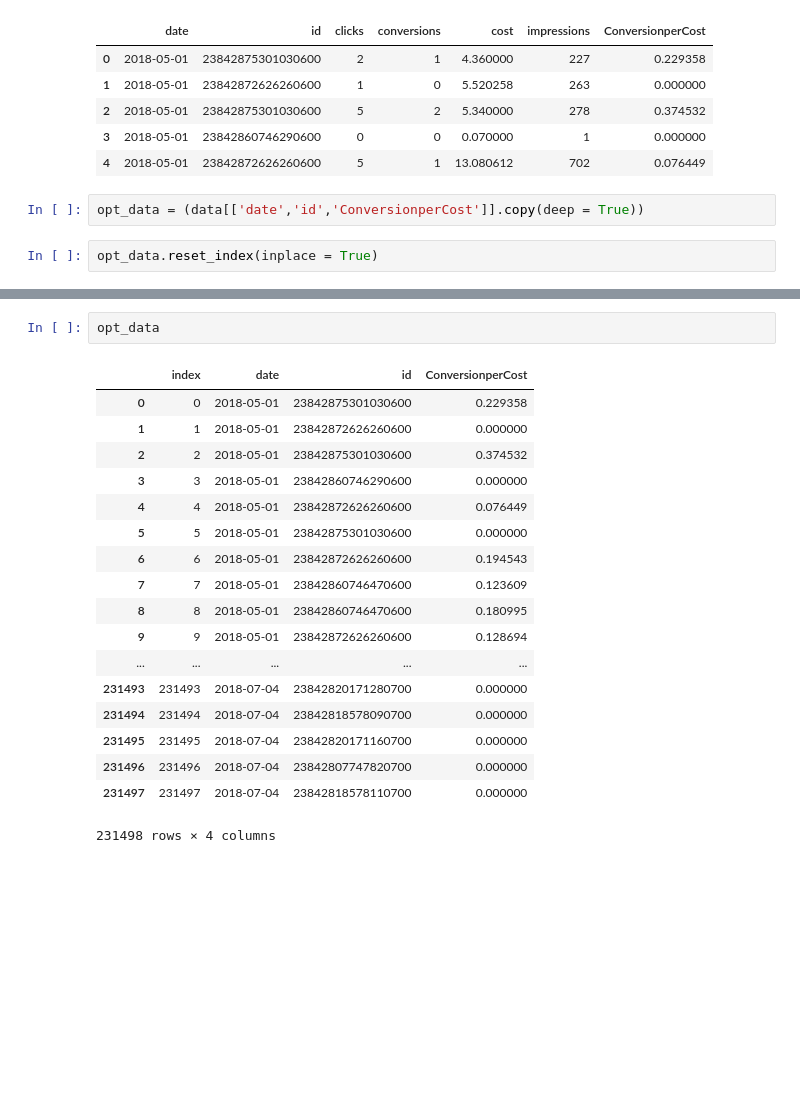
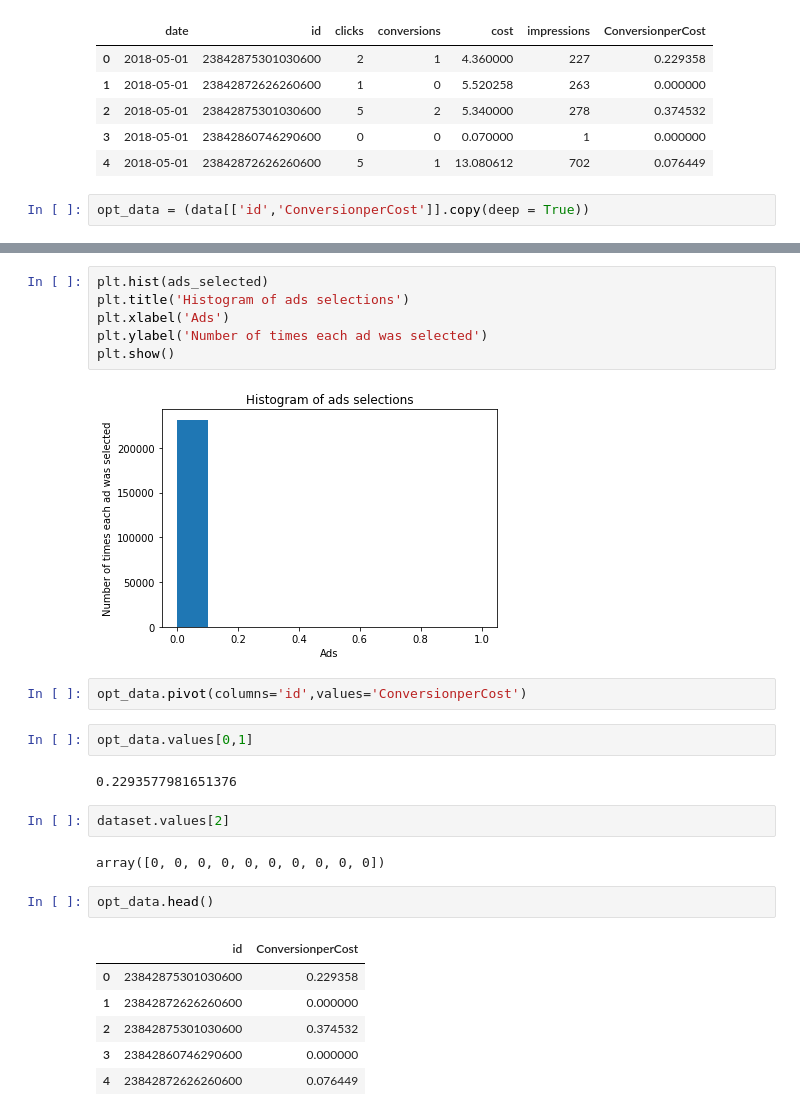
Before and after one commit to antan123/Work, a Jupyter notebook: sagemaker/Untitled.ipynb, the cells around one changed output, grey strips where cells are left out. Saved outputs shown, nothing was run; the diff lists cells and outputs as text; blank space fills up the shorter version.

```diff
--- a/sagemaker/Untitled.ipynb
+++ b/sagemaker/Untitled.ipynb
@@ -30,7 +30,5 @@ data.head()
 | 3 | 2018-05-01 | 23842860746290600 | 0 | 0 | 0.070000 | 1 | 0.000000 |
 | 4 | 2018-05-01 | 23842872626260600 | 5 | 1 | 13.080612 | 702 | 0.076449 |
 # %%
-opt_data = (data[['date','id','ConversionperCost']].copy(deep = True))
+opt_data = (data[['id','ConversionperCost']].copy(deep = True))
-# %%
-opt_data.reset_index(inplace = True)
 # %%
@@ -40,21 +98,27 @@ AttributeError: 'NoneType' object has no attribute 'pivot'
+# %%
+plt.hist(ads_selected)
+plt.title('Histogram of ads selections')
+plt.xlabel('Ads')
+plt.ylabel('Number of times each ad was selected')
+plt.show()
+# %% [output]
+[figure, added]
+# %%
+opt_data.pivot(columns='id',values='ConversionperCost')
+# %%
+opt_data.values[0,1]
+# %% [output]
+0.2293577981651376
+# %%
+dataset.values[2]
+# %% [output]
+array([0, 0, 0, 0, 0, 0, 0, 0, 0, 0])
 # %%
-opt_data
+opt_data.head()
 # %% [output]
-|  | index | date | id | ConversionperCost |
-| 0 | 0 | 2018-05-01 | 23842875301030600 | 0.229358 |
-| 1 | 1 | 2018-05-01 | 23842872626260600 | 0.000000 |
-| 2 | 2 | 2018-05-01 | 23842875301030600 | 0.374532 |
-| 3 | 3 | 2018-05-01 | 23842860746290600 | 0.000000 |
-| 4 | 4 | 2018-05-01 | 23842872626260600 | 0.076449 |
-| 5 | 5 | 2018-05-01 | 23842875301030600 | 0.000000 |
-| 6 | 6 | 2018-05-01 | 23842872626260600 | 0.194543 |
-| 7 | 7 | 2018-05-01 | 23842860746470600 | 0.123609 |
-| 8 | 8 | 2018-05-01 | 23842860746470600 | 0.180995 |
-| 9 | 9 | 2018-05-01 | 23842872626260600 | 0.128694 |
-| ... | ... | ... | ... | ... |
-| 231493 | 231493 | 2018-07-04 | 23842820171280700 | 0.000000 |
-| 231494 | 231494 | 2018-07-04 | 23842818578090700 | 0.000000 |
-| 231495 | 231495 | 2018-07-04 | 23842820171160700 | 0.000000 |
-| 231496 | 231496 | 2018-07-04 | 23842807747820700 | 0.000000 |
-| 231497 | 231497 | 2018-07-04 | 23842818578110700 | 0.000000 |
+|  | id | ConversionperCost |
+| 0 | 23842875301030600 | 0.229358 |
+| 1 | 23842872626260600 | 0.000000 |
+| 2 | 23842875301030600 | 0.374532 |
+| 3 | 23842860746290600 | 0.000000 |
+| 4 | 23842872626260600 | 0.076449 |
-231498 rows × 4 columns
```
Also changed, not shown: parts of 5 cells of this notebook, 3 other files.
